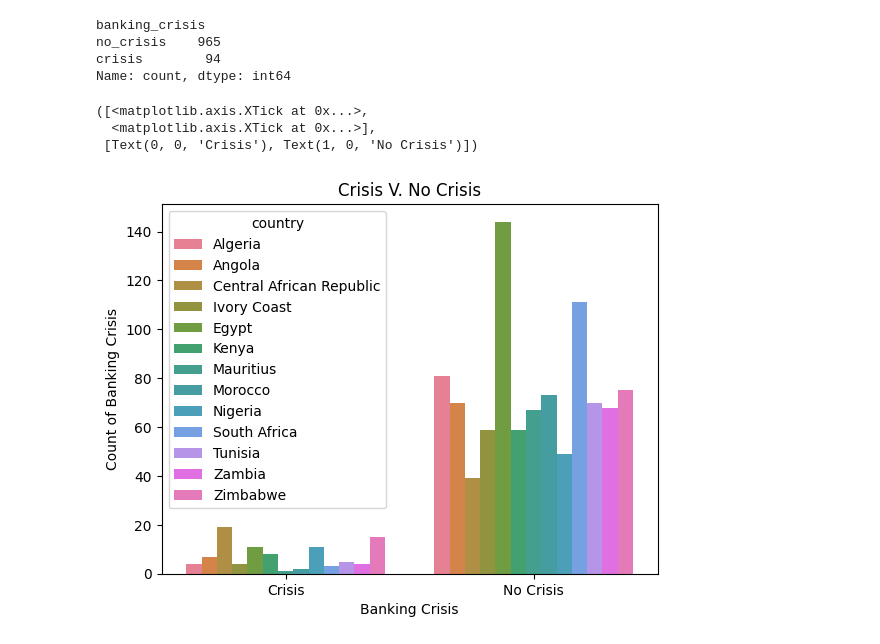
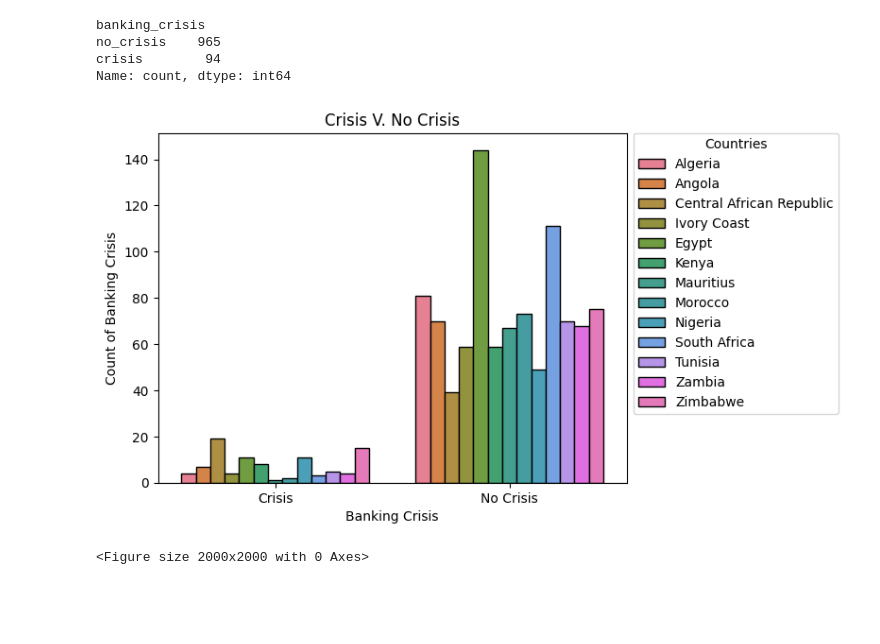
Before and after one commit to LeeBoy-Hmong/MachineLearning, a Jupyter notebook: FinancialCrisis/FinancialAfrica.ipynb, the cells around one changed output. Drawn from its saved outputs; the diff is of its cells as text; code cells hidden in the pictures; blank space fills up the shorter version.

```diff
--- a/FinancialCrisis/FinancialAfrica.ipynb
+++ b/FinancialCrisis/FinancialAfrica.ipynb
@@ -103,14 +103,21 @@ Name: count, dtype: int64
 # %%
 # Let's make a  figure to explore the number of crisis.
 sns.countplot(data=raw_df,
             x='banking_crisis',
-            hue='country')
+            hue='country',
+            edgecolor='black')
 plt.title('Crisis V. No Crisis')
 plt.xlabel('Banking Crisis')
 plt.ylabel('Count of Banking Crisis')
 plt.xticks([0,1],['Crisis', 'No Crisis'])
+plt.legend(title='Countries',
+           bbox_to_anchor=(1.0, 1.02),
+           loc='upper left')
+plt.figure(figsize=(20,20))
+plt.tight_layout()
+plt.show()
+
+# We can see from the plot that it's more frequent for these African countries to not have a crisis.
 # %% [output]
+[figure, new version]
-([<matplotlib.axis.XTick at 0x...>,
-  <matplotlib.axis.XTick at 0x...>],
- [Text(0, 0, 'Crisis'), Text(1, 0, 'No Crisis')])
+<Figure size 2000x2000 with 0 Axes>
-[figure, old version]
```
Also changed, not shown: parts of 3 cells of this notebook.
